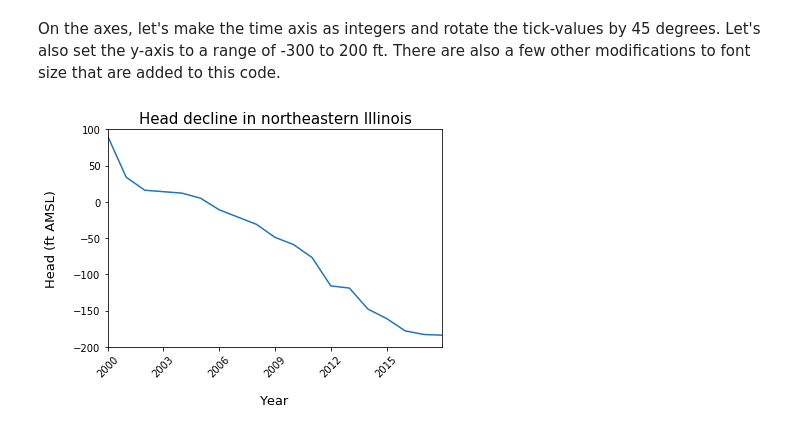
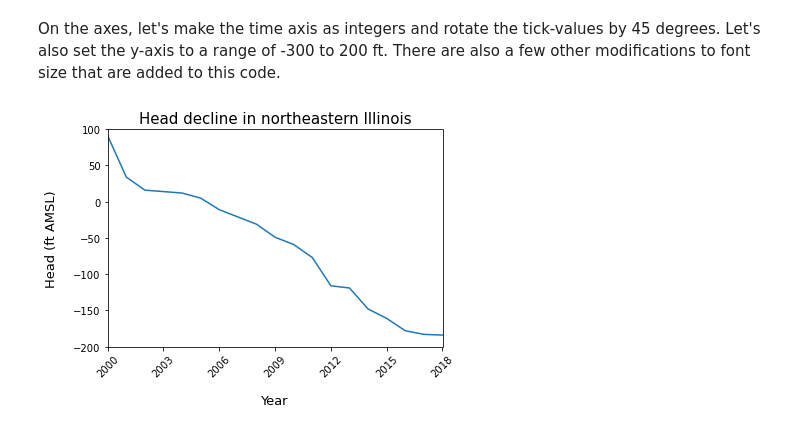
Before and after one commit to dbabrams/2021_G572_Module1, a Jupyter notebook: Week 1 Part 2.ipynb, the cells around one changed output. Cells and saved outputs as stored; diff of their text form; code cells hidden in the pictures.

```diff
--- a/Week 1 Part 2.ipynb
+++ b/Week 1 Part 2.ipynb
@@ -324,13 +346,13 @@ On the axes, let's make the time axis as integers and rotate the tick-values by
 # %%
 plt.plot(timerange,headrange)
 plt.title('Head decline in northeastern Illinois',fontsize=15)
 plt.xlabel('Year',fontsize=13,labelpad=15)
 plt.ylabel('Head (ft AMSL)',fontsize=13,labelpad=15)
 plt.xlim(2000,2018)
-plt.xticks(range(2000,2018,3),rotation=45)
+plt.xticks(range(2000,2019,3),rotation=45)
 # Note that when defining the range, we also have to set the y-tick interval to 50 ft (third argument to the range function)).
 plt.ylim(-200,100)
-plt.yticks(range(-200,150,50))
+plt.yticks(range(-200,101,50))
 plt.show()
 # %% [output]
-[figure, old version]
+[figure, new version]
```
Also changed, not shown: parts of 10 cells of this notebook.
